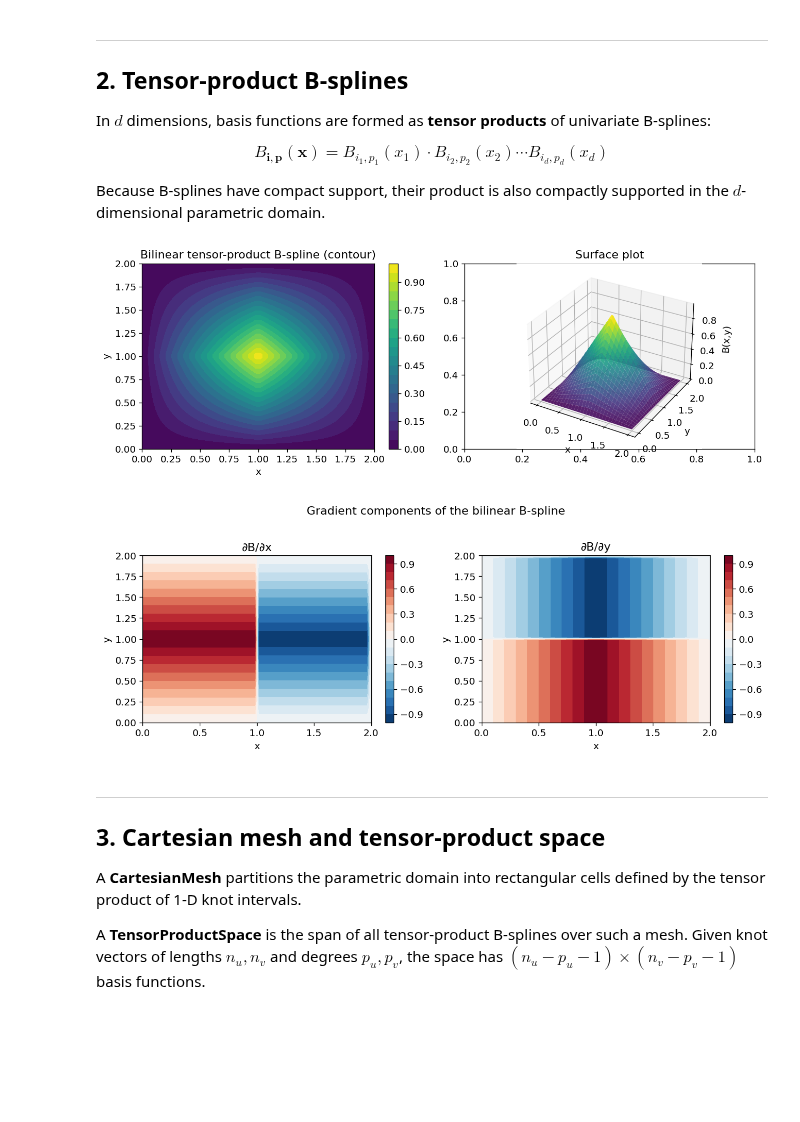
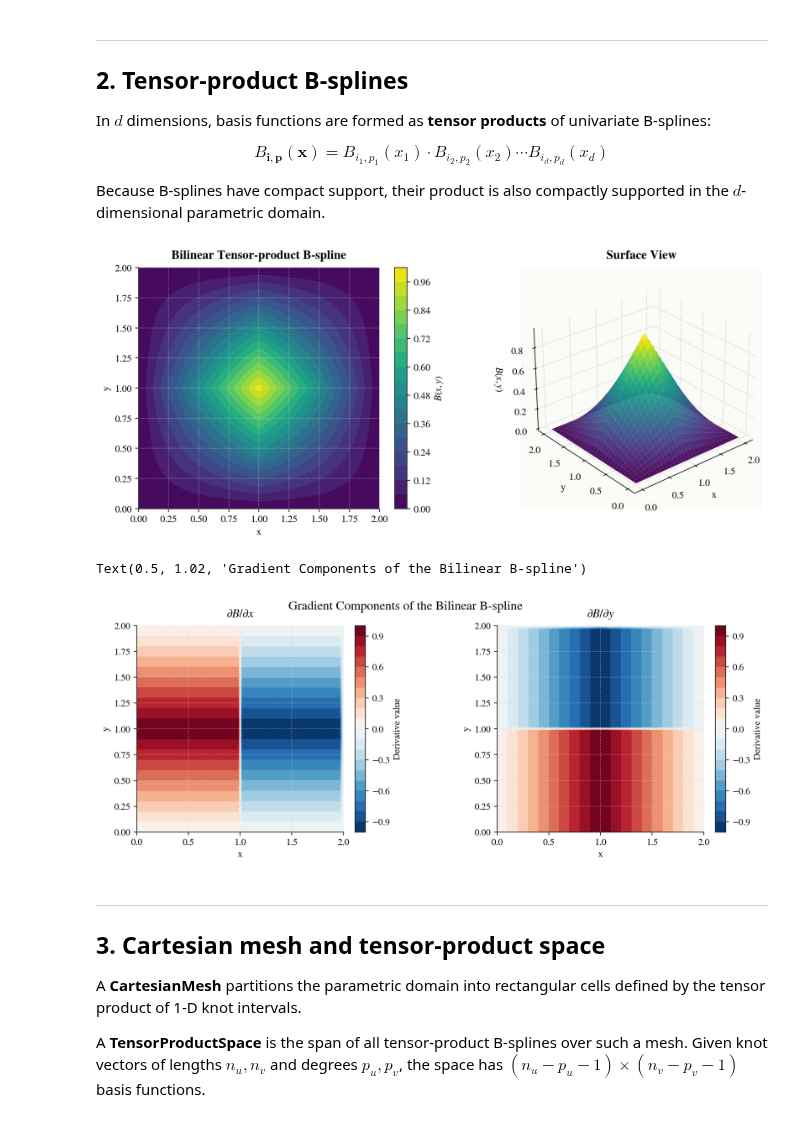
Before and after one commit to VhI3/THBSplines, a Jupyter notebook: notebooks/THBSplines_tutorial.ipynb, the cells around one changed output. Cells and saved outputs as stored; diff of their text form; code cells hidden in the pictures; blank space fills up the shorter version.

```diff
--- a/notebooks/THBSplines_tutorial.ipynb
+++ b/notebooks/THBSplines_tutorial.ipynb
@@ -165,51 +233,56 @@ supported in the $d$-dimensional parametric domain.
 # %%
 from THBSplines.src.b_spline_numpy import TensorProductBSpline
 
 # ── A bilinear (degree 1 × 1) tensor-product B-spline ─────────────────────────
 degrees = np.array([1, 1])
-knots = np.array([[0.0, 1.0, 2.0],     # local knot vector in x
-                  [0.0, 1.0, 2.0]])     # local knot vector in y
+knots = np.array([[0.0, 1.0, 2.0],
+                  [0.0, 1.0, 2.0]])
 B2D = TensorProductBSpline(degrees, knots)
 
-# Evaluate on a grid
 n = 60
 x1d = np.linspace(0, 2, n)
 X, Y = np.meshgrid(x1d, x1d)
-pts = np.column_stack([X.ravel(), Y.ravel()])  # (n², 2)
+pts = np.column_stack([X.ravel(), Y.ravel()])
 Z = B2D(pts).reshape(n, n)
 
-fig, axes = plt.subplots(1, 2, figsize=(11, 4))
+fig = plt.figure(figsize=(12.6, 4.6), constrained_layout=True)
+gs = fig.add_gridspec(1, 2, width_ratios=[1.0, 1.1])
+ax_contour = fig.add_subplot(gs[0, 0])
+contour_panel(fig, ax_contour, X, Y, Z, levels=18, cmap=SURFACE_CMAP,
+              title='Bilinear Tensor-product B-spline', colorbar_label='$B(x,y)$')
 
-c = axes[0].contourf(X, Y, Z, levels=20, cmap='viridis')
-fig.colorbar(c, ax=axes[0])
-axes[0].set(title='Bilinear tensor-product B-spline (contour)',
-            xlabel='x', ylabel='y')
-
-ax3d = fig.add_subplot(1, 2, 2, projection='3d')
-ax3d.plot_surface(X, Y, Z, cmap='viridis', edgecolor='none', alpha=0.9)
-ax3d.set(title='Surface plot', xlabel='x', ylabel='y', zlabel='B(x,y)')
-plt.tight_layout()
+ax3d = fig.add_subplot(gs[0, 1], projection='3d')
+ax3d.plot_surface(X, Y, Z, cmap=SURFACE_CMAP, edgecolor='none', antialiased=True, alpha=0.95)
+ax3d.set_title('Surface View', pad=10)
+ax3d.set_xlabel('x')
+ax3d.set_ylabel('y')
+ax3d.set_zlabel('$B(x,y)$')
+ax3d.view_init(elev=28, azim=-130)
+ax3d.xaxis.pane.set_alpha(0.0)
+ax3d.yaxis.pane.set_alpha(0.0)
+ax3d.zaxis.pane.set_alpha(0.0)
 # %% [output]
-[figure, old version]
+[figure, new version]
 # %%
 # ── Gradient of a 2-D B-spline ────────────────────────────────────────────────
 #
 # The gradient is ∇B = (∂B/∂x, ∂B/∂y).
 # ∂B/∂x = B'_x(x) · B_y(y)  and  ∂B/∂y = B_x(x) · B'_y(y).
 
-grad = B2D.grad(pts)   # shape (n², 2)
+grad = B2D.grad(pts)
 dBdx = grad[:, 0].reshape(n, n)
 dBdy = grad[:, 1].reshape(n, n)
 
-fig, axes = plt.subplots(1, 2, figsize=(11, 4))
-for ax, data, title in zip(axes, [dBdx, dBdy], ['∂B/∂x', '∂B/∂y']):
-    c = ax.contourf(X, Y, data, levels=20, cmap='RdBu_r')
-    fig.colorbar(c, ax=ax)
-    ax.set(title=title, xlabel='x', ylabel='y')
-plt.suptitle('Gradient components of the bilinear B-spline', y=1.02)
-plt.tight_layout()
+fig, axes = plt.subplots(1, 2, figsize=(11.8, 4.2), constrained_layout=True)
+max_abs = np.max(np.abs(np.stack([dBdx, dBdy])))
+norm = colors.TwoSlopeNorm(vmin=-max_abs, vcenter=0.0, vmax=max_abs)
+for ax, data, title in zip(axes, [dBdx, dBdy], [r'$\partial B / \partial x$', r'$\partial B / \partial y$']):
+    contour_panel(fig, ax, X, Y, data, levels=21, cmap=BALANCE_CMAP,
+                  norm=norm, title=title, colorbar_label='Derivative value')
+fig.suptitle('Gradient Components of the Bilinear B-spline', y=1.02, fontsize=15)
 # %% [output]
+Text(0.5, 1.02, 'Gradient Components of the Bilinear B-spline')
-[figure, old version]
+[figure, new version]
 # %% [markdown]
 ---
 ## 3. Cartesian mesh and tensor-product space
```
Also changed, not shown: parts of 12 cells of this notebook, 8 other files.
